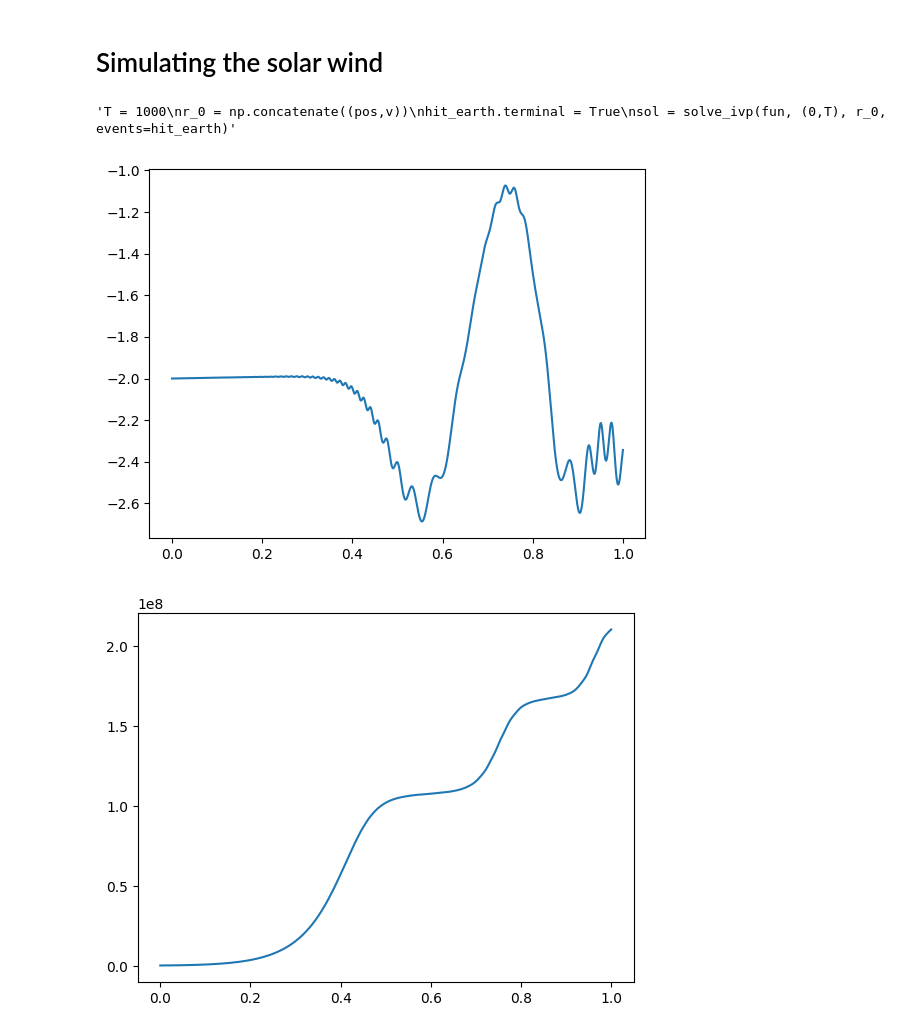
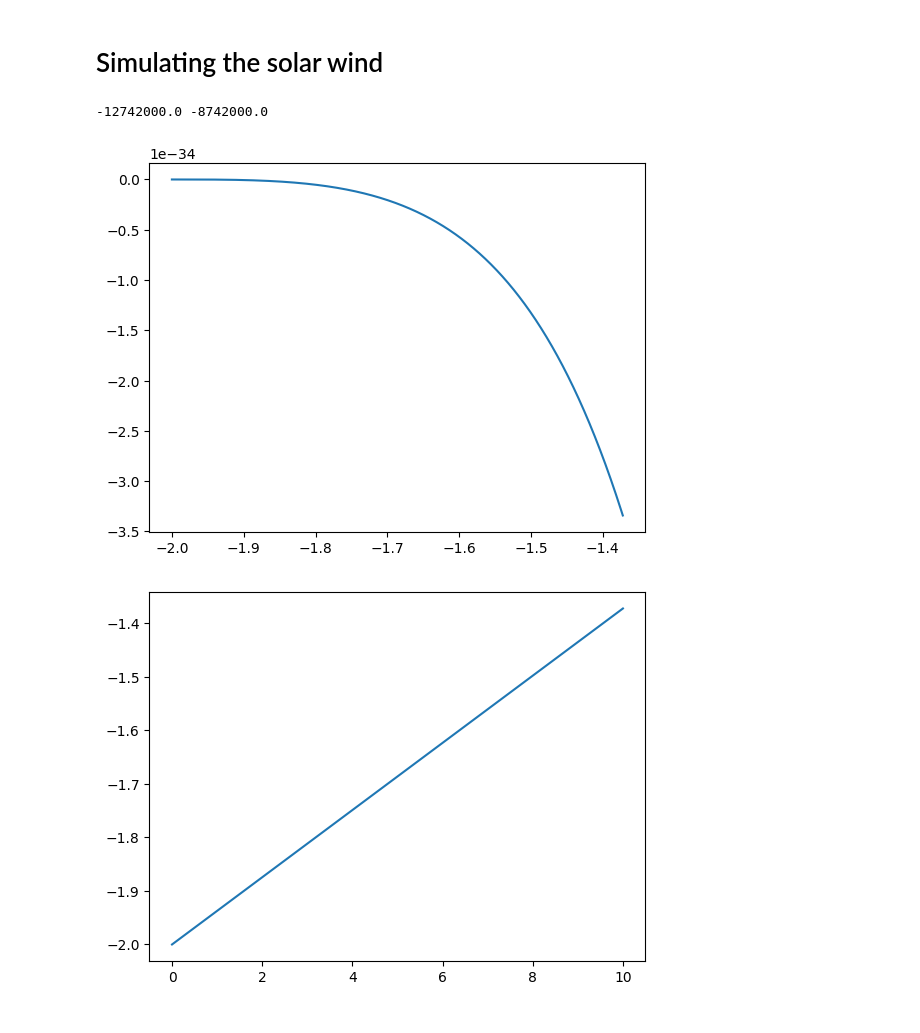
Before and after one commit to MikkelV-K/Nordlys, a Jupyter notebook: simulation.ipynb, the cells around one changed output. Cells and saved outputs as stored; diff of their text form; code cells hidden in the pictures.

```diff
--- a/simulation.ipynb
+++ b/simulation.ipynb
@@ -97,54 +94,36 @@ def hit_earth(t, r):
 # %%
-N = 1_000_000
+
+
 # Initial Conditions
 pos = np.array([-2*R, 0, 0])
-v = np.array([400_000, 0, 0])
-t_end = 100
-t_eval = [0]
-dt = t_end/N
+v = np.array([4_00_000, 0, 0])
+t_end = 10
+dt = 1e-5
+t_eval = np.arange(0,t_end,dt)
+
 
 
 trajectory = [pos]
-x = [pos[0]]
 
 
-speed = [400_000]
+speed = []
 
-for i in range(N):
-    if np.linalg.norm(pos)<R:
-        break
+for t in t_eval:
     pos, v = euler_solve_ivp(pos, v, dt)
 
     trajectory.append(pos)
-    t_eval.append((i+1)*dt)
-    x.append(pos[0])
 
     speed.append(np.linalg.norm(v))
 
 trajectory = np.array(trajectory)
-
-"""T = 1000
-r_0 = np.concatenate((pos,v))
-hit_earth.terminal = True
-sol = solve_ivp(fun, (0,T), r_0, events=hit_earth)"""
-# %% [output]
-'T = 1000\nr_0 = np.concatenate((pos,v))\nhit_earth.terminal = True\nsol = solve_ivp(fun, (0,T), r_0, events=hit_earth)'
 # %%
-"""x, y, z = sol.y[0], sol.y[1], sol.y[2]
-v = np.linalg.norm(sol.y[3:6], axis=0)
-
-
-
-plt.plot(sol.t,x/R)
-
+x,y,z = trajectory[:,0],trajectory[:,1],trajectory[:,2]
+print(x[0],x[-1])
+plt.plot(x/R, z/R)
 plt.show()
-
-plt.plot(sol.t, 1/2*m_p*v**2)"""
-
-plt.plot(t_eval[:10000],np.array(x[:10000])/R)
+plt.plot(t_eval,x[:-1]/R)
 plt.show()
-plt.plot(t_eval[:10000],speed[:10000])
-plt.show()
 # %% [output]
+-12742000.0 -8742000.0
-[figure, old version]
+[figure, new version]
-[figure, old version]
+[figure, new version]
```
Also changed, not shown: parts of 6 cells of this notebook, 1 other file.
